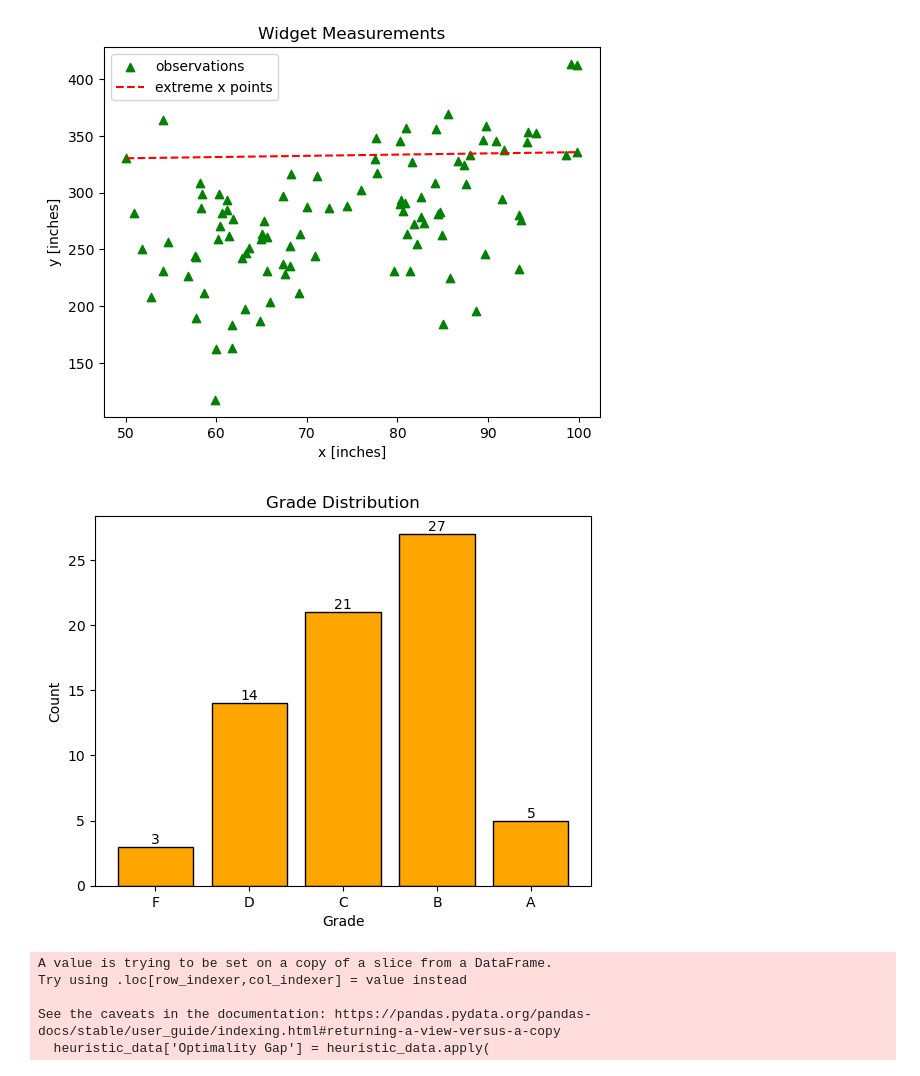
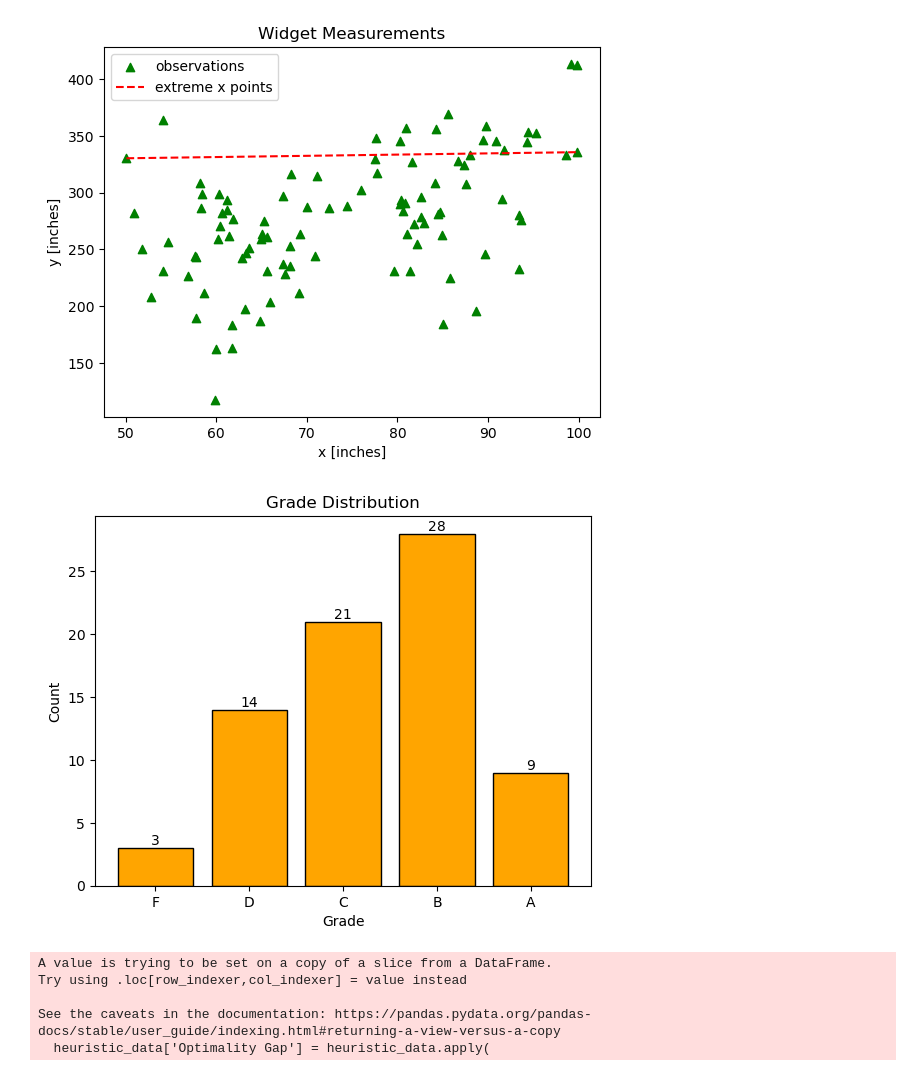
Before and after one commit to IE-555/homework4-kanchina, a Jupyter notebook: Kanchina_hw4.ipynb, the cells around one changed output. Saved outputs shown, nothing was run; the diff lists cells and outputs as text; code cells hidden in the pictures.

```diff
--- a/Kanchina_hw4.ipynb
+++ b/Kanchina_hw4.ipynb
@@ -18,25 +18,29 @@ plt.show()
 # %% [output]
 [figure]
 # %%
-grades_data = pd.read_csv('student_grades.csv', comment='%')
-scores = grades_data.iloc[:, 1]
-bins = [0,60, 70, 80, 90, 100]
-grade_labels = ['F','D','C','B','A']
-
-binned_scores =np.digitize(scores,bins)-1
-grade_counts = [(binned_scores == i).sum() for i in range (len(grade_labels))]
-
-bars = plt.bar(grade_labels, grade_counts, edgecolor='black', color='orange')
-for bar in bars:
-    height = bar.get_height()
-    plt.text(bar.get_x() + bar.get_width() / 2, height, str(int(height)),
-             ha='center', va='bottom')
+data = np.genfromtxt('student_grades.csv', delimiter=',', comments='%')
+grade = {"F": 0, "D": 0, "C": 0, "B": 0, "A": 0}
+for score in data[:, 1]:
+    if score < 60:
+        grade["F"] += 1
+    elif score < 70:
+        grade["D"] += 1
+    elif score < 80:
+        grade["C"] += 1
+    elif score < 90:
+        grade["B"] += 1
+    else:
+        grade["A"] += 1
+counts = list(grade.values())
+plt.bar(grade.keys(), counts, color='orange', edgecolor='black')
+for x, y in zip(grade.keys(), counts):
+    plt.text(x, y, str(y), ha='center', va='bottom')
 plt.xlabel('Grade')
 plt.ylabel('Count')
 plt.title('Grade Distribution')
 plt.show()
 # %% [output]
-[figure, old version]
+[figure, new version]
 # %%
 data = pd.read_csv('solution_data.csv', comment='%')
 optimal_data = data[data.iloc[:, 1] == 'optimal']
```
